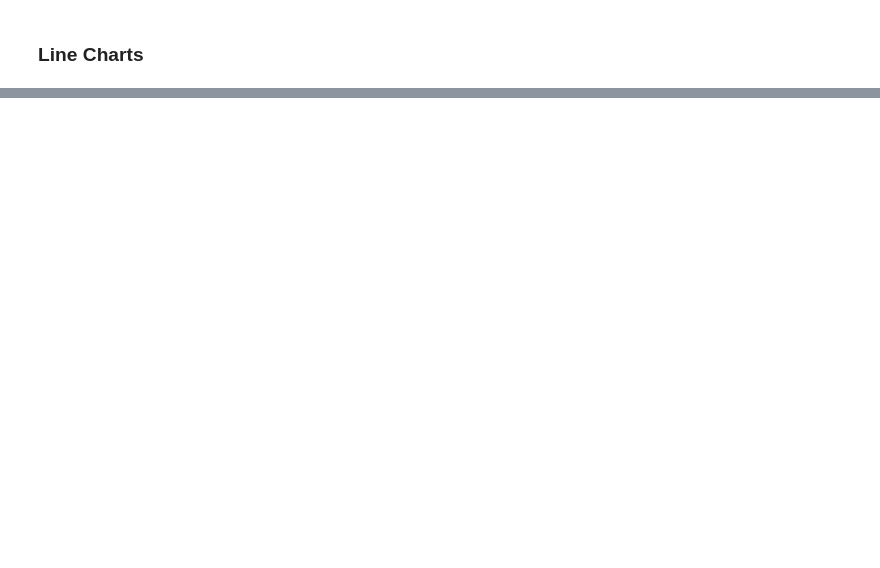
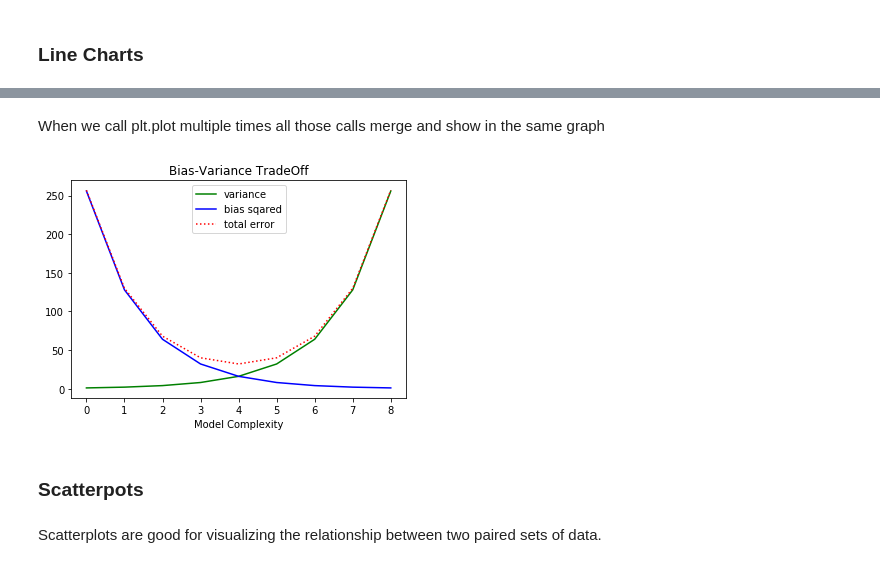
Before and after one commit to jazzy-org/Python-4, a Jupyter notebook: DataVisualization/Python_DV.ipynb, the cells around one changed output, grey strips where cells are left out. Saved outputs shown, nothing was run; the diff lists cells and outputs as text; code cells hidden in the pictures; blank space fills up the shorter version.

```diff
--- a/DataVisualization/Python_DV.ipynb
+++ b/DataVisualization/Python_DV.ipynb
@@ -32,0 +62,21 @@ plt.show() # Displays the plot
+# %%
+variance = [1, 2, 4, 8, 16, 32, 64, 128, 256]
+bias_squared = [256, 128, 64, 32, 16, 8, 4, 2, 1]
+total_error = [x + y for x, y in zip( variance, bias_squared) ]
+xs = [i for i, _ in enumerate( variance) ]
+# %% [markdown]
+When we call plt.plot multiple times all those calls merge and show in the same graph
+# %%
+plt.plot(xs, variance, 'g-', label='variance') # Here 'g-' means green line plots
+plt.plot(xs, bias_squared,'b-' , label='bias sqared')
+plt.plot(xs, total_error, 'r:', label='total error') # 'r:' means red dotted plots
+plt.legend(loc=9) # It will display the names of the plots (loc=9 means at the center)
+plt.xlabel("Model Complexity")
+plt.title("Bias-Variance TradeOff")
+plt.show()
+# %% [output]
+[figure, added]
+# %% [markdown]
+### Scatterpots
+# %% [markdown]
+Scatterplots are good for visualizing the relationship between two paired sets of data.
```
Also changed, not shown: parts of 18 cells of this notebook.
